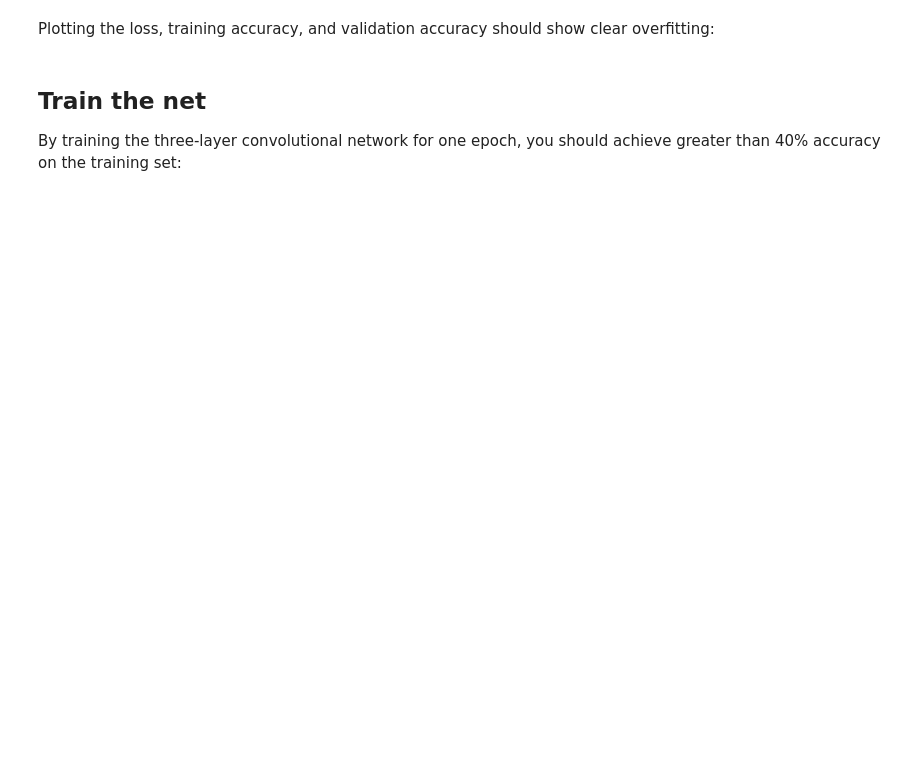
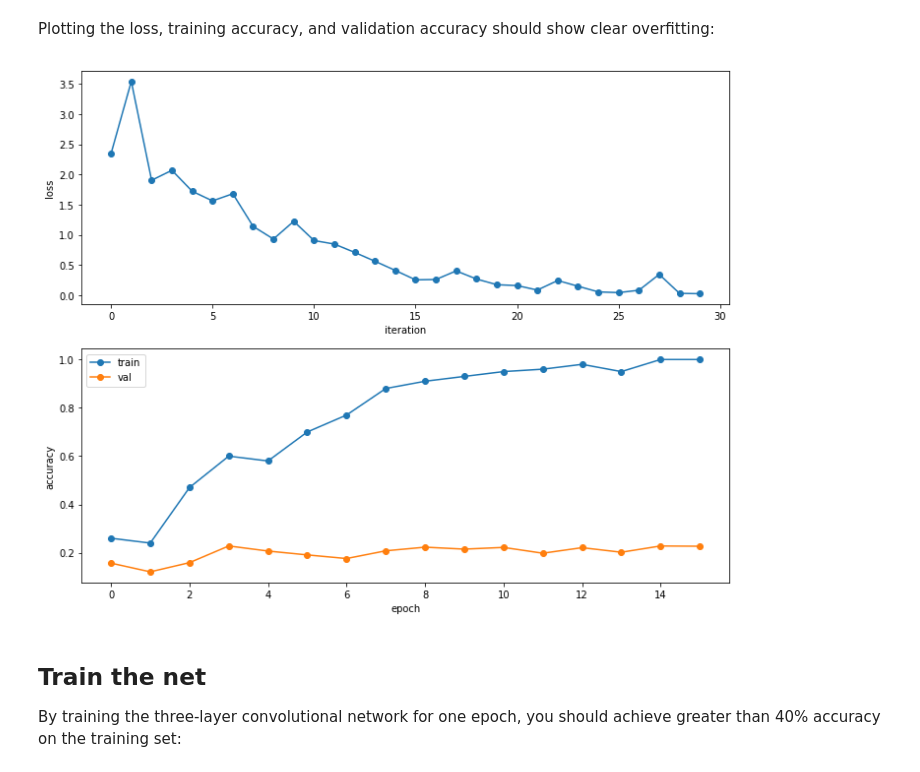
Before and after one commit to chongyangma/cs231n, a Jupyter notebook: assignments/assignment2/ConvolutionalNetworks.ipynb, the cells around one changed output. Saved outputs shown, nothing was run; the diff lists cells and outputs as text; code cells hidden in the pictures; blank space fills up the shorter version.

```diff
--- a/assignments/assignment2/ConvolutionalNetworks.ipynb
+++ b/assignments/assignment2/ConvolutionalNetworks.ipynb
@@ -394,17 +480,20 @@ solver.train()
 Plotting the loss, training accuracy, and validation accuracy should show clear overfitting:
 # %%
 plt.subplot(2, 1, 1)
-plt.plot(solver.loss_history, 'o')
+plt.plot(solver.loss_history, '-o')
 plt.xlabel('iteration')
 plt.ylabel('loss')
 
 plt.subplot(2, 1, 2)
 plt.plot(solver.train_acc_history, '-o')
 plt.plot(solver.val_acc_history, '-o')
 plt.legend(['train', 'val'], loc='upper left')
 plt.xlabel('epoch')
 plt.ylabel('accuracy')
+plt.tight_layout()
 plt.show()
+# %% [output]
+[figure, added]
 # %% [markdown]
 ## Train the net
 By training the three-layer convolutional network for one epoch, you should achieve greater than 40% accuracy on the training set:
```
Also changed, not shown: parts of 18 cells of this notebook, 2 other files.
